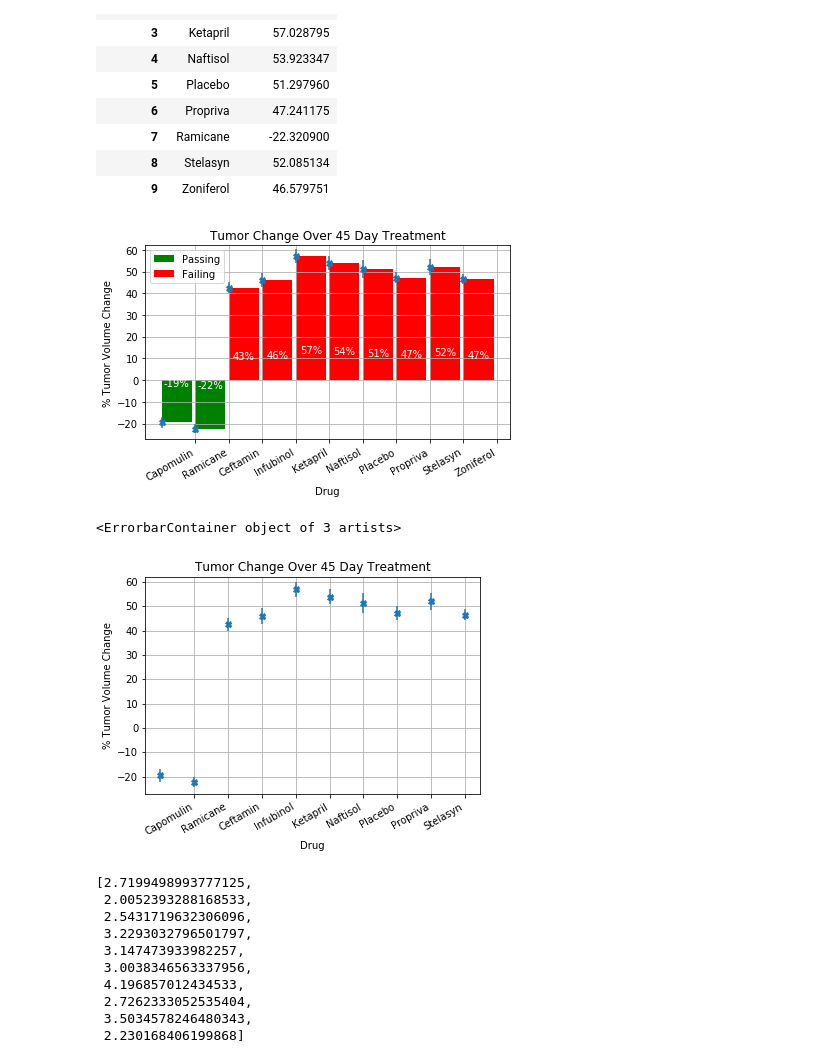
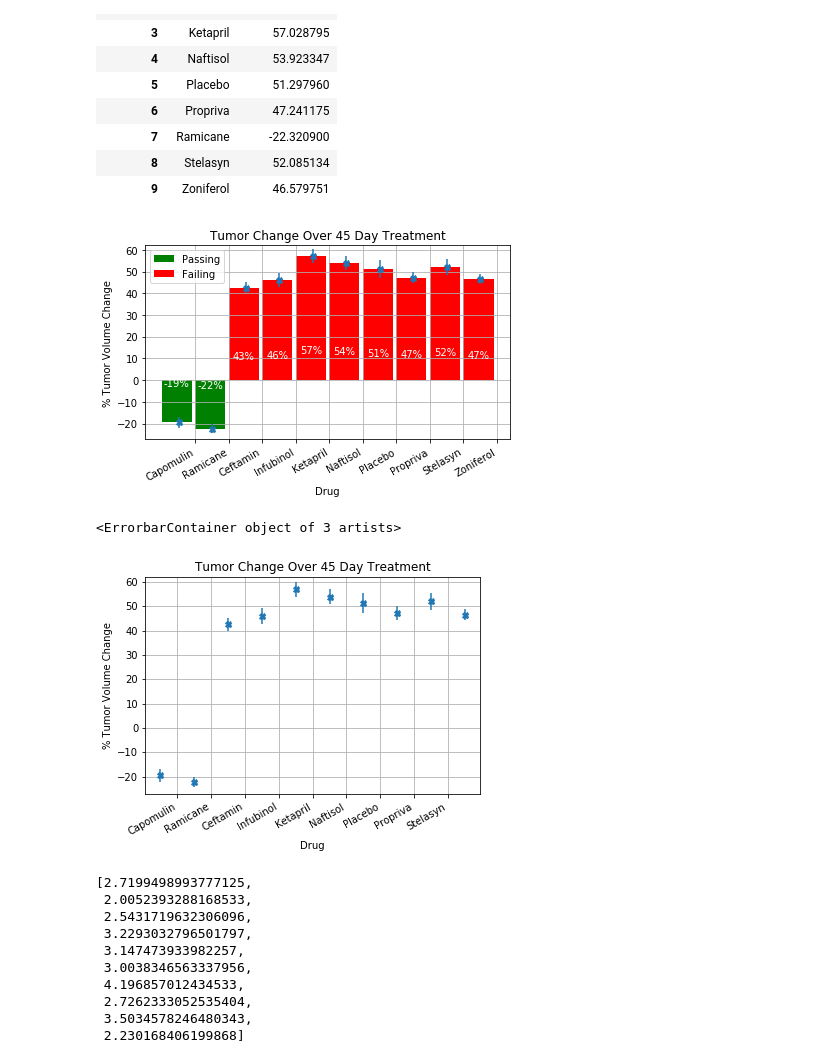
Before and after one commit to samuelblack11/GW-HW5-Sam-Black, a Jupyter notebook: pymaceuticals.ipynb, the cells around one changed output. Saved outputs shown, nothing was run; the diff lists cells and outputs as text; code cells hidden in the pictures.

```diff
--- a/pymaceuticals.ipynb
+++ b/pymaceuticals.ipynb
@@ -652,35 +644,36 @@ column_sems=[]
 for index, row in df11.iterrows():
     column_sems.append(row.sem())
 
-plt.errorbar(x_axis, ordered_pass_fail, yerr=column_sems, fmt="X")
+x_axis_2=np.arange(.5,width,1)
+plt.errorbar(x_axis_2, ordered_pass_fail, yerr=column_sems, fmt="X")
 
 # Save the Figure
 plt.savefig("final.jpg")
 # Show the Figure
 fig.show()
 # %% [output]
-[figure, old version]
+[figure, new version]
 # %%
 
 fig, ax = plt.subplots()
 
 
 plt.ylim((min(passing)-5), (max(failing)+5))
 plt.grid()
 plt.title("Tumor Change Over 45 Day Treatment")
 plt.ylabel('% Tumor Volume Change')
 plt.xlabel('Drug')
 tick_locations = [(value+1) for value in x_axis]
 # See one box above for how drug names were ordered to align with graph
 plt.xticks(tick_locations, drug_names)
 plt.setp(ax.get_xticklabels(), rotation=30, horizontalalignment='right')
 
 
 
-plt.errorbar(x_axis, ordered_pass_fail, yerr=column_sems, fmt="X")
+plt.errorbar(x_axis_2, ordered_pass_fail, yerr=column_sems, fmt="X")
 # %% [output]
 <ErrorbarContainer object of 3 artists>
-[figure, old version]
+[figure, new version]
 # %%
 df8=df2[(df2['Timepoint'] == 45) | (df2['Timepoint'] == 0)]
 
```
Also changed, not shown: parts of 1 cell of this notebook, 1 other file.
